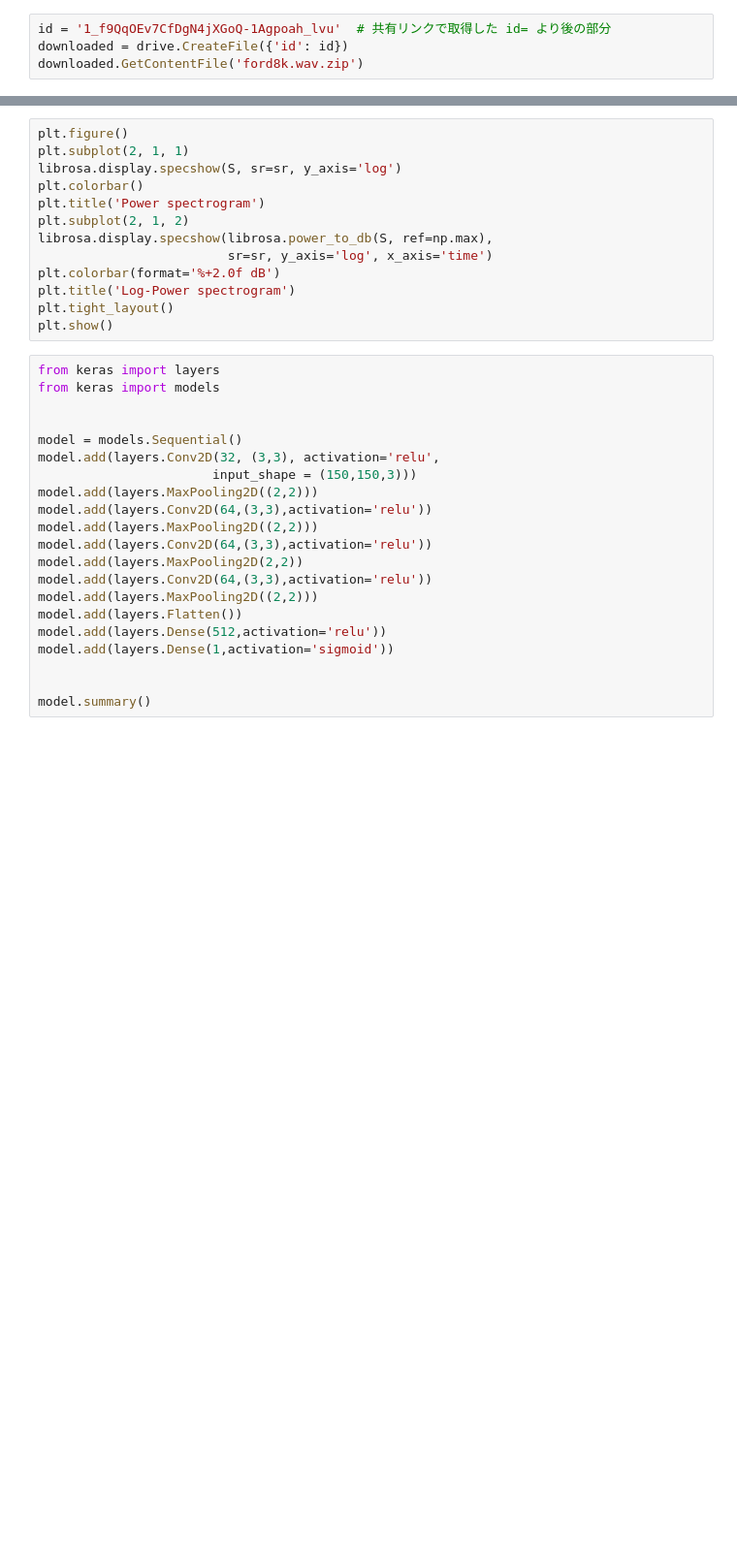
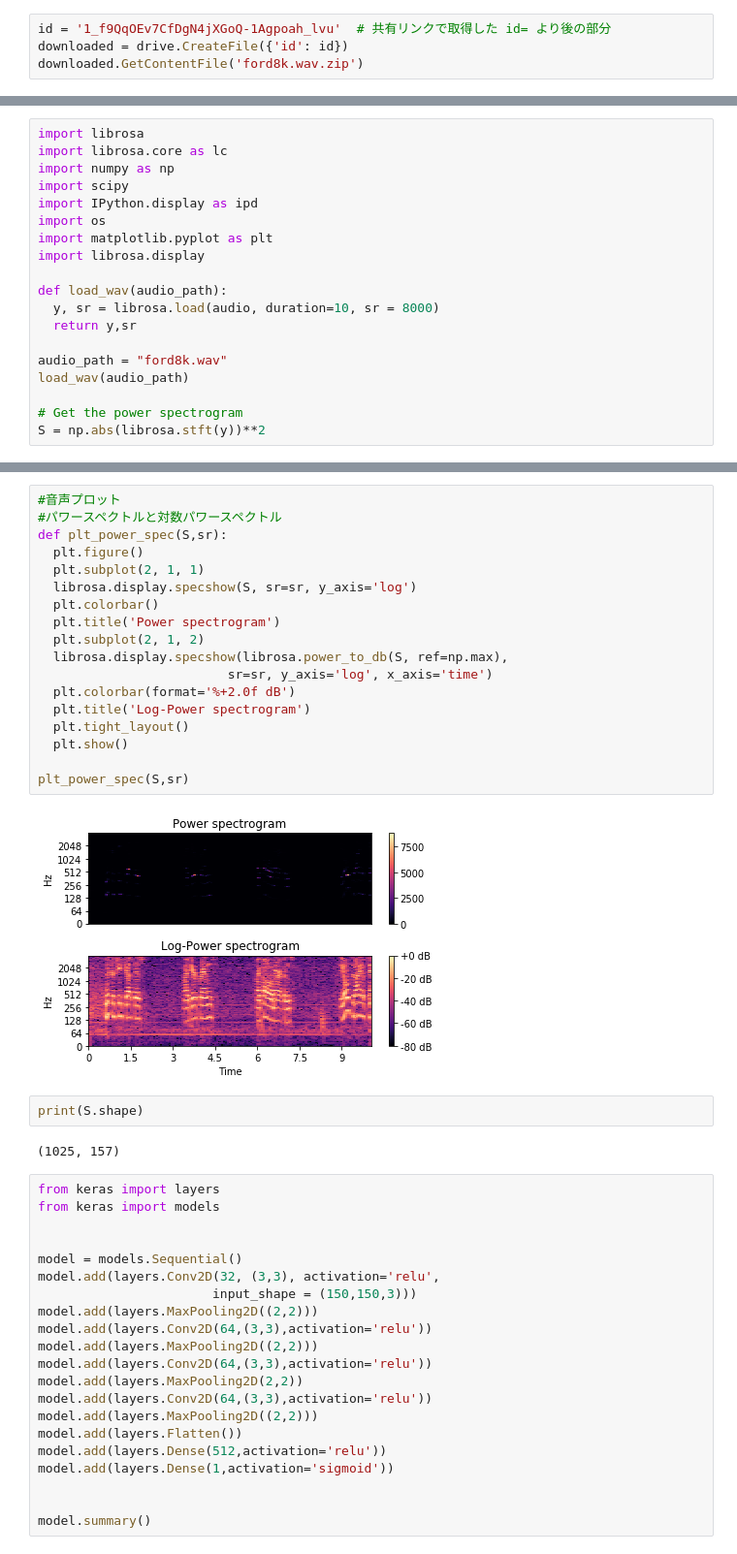
Before and after one commit to aritanaoya/howling_canceler, a Jupyter notebook: ハウリングキャンセラ.ipynb, the cells around one changed output, grey strips where cells are left out. Shown at 97% size. Cells and saved outputs as stored; diff of their text form; blank space fills up the shorter version.

```diff
--- a/ハウリングキャンセラ.ipynb
+++ b/ハウリングキャンセラ.ipynb
@@ -58,0 +45,19 @@ ipd.Audio(data=y,rate=sr)
+# %%
+import librosa
+import librosa.core as lc
+import numpy as np
+import scipy
+import IPython.display as ipd
+import os
+import matplotlib.pyplot as plt
+import librosa.display
+
+def load_wav(audio_path):
+  y, sr = librosa.load(audio, duration=10, sr = 8000)
+  return y,sr
+
+audio_path = "ford8k.wav"
+load_wav(audio_path)
+
+# Get the power spectrogram
+S = np.abs(librosa.stft(y))**2
@@ -59,16 +76,27 @@ ipd.Audio(data=y,rate=sr)
 # %%
-plt.figure()
-plt.subplot(2, 1, 1)
-librosa.display.specshow(S, sr=sr, y_axis='log')
-plt.colorbar()
-plt.title('Power spectrogram')
-plt.subplot(2, 1, 2)
-librosa.display.specshow(librosa.power_to_db(S, ref=np.max),
+#音声プロット
+#パワースペクトルと対数パワースペクトル
+def plt_power_spec(S,sr):
+  plt.figure()
+  plt.subplot(2, 1, 1)
+  librosa.display.specshow(S, sr=sr, y_axis='log')
+  plt.colorbar()
+  plt.title('Power spectrogram')
+  plt.subplot(2, 1, 2)
+  librosa.display.specshow(librosa.power_to_db(S, ref=np.max),
                          sr=sr, y_axis='log', x_axis='time')
-plt.colorbar(format='%+2.0f dB')
-plt.title('Log-Power spectrogram')
-plt.tight_layout()
-plt.show()
+  plt.colorbar(format='%+2.0f dB')
+  plt.title('Log-Power spectrogram')
+  plt.tight_layout()
+  plt.show()
+
+plt_power_spec(S,sr)
+# %% [output]
+[figure, added]
+# %%
+print(S.shape)
+# %% [output]
+(1025, 157)
 # %%
 from keras import layers
 from keras import models
```
Also changed, not shown: parts of 7 cells of this notebook.
